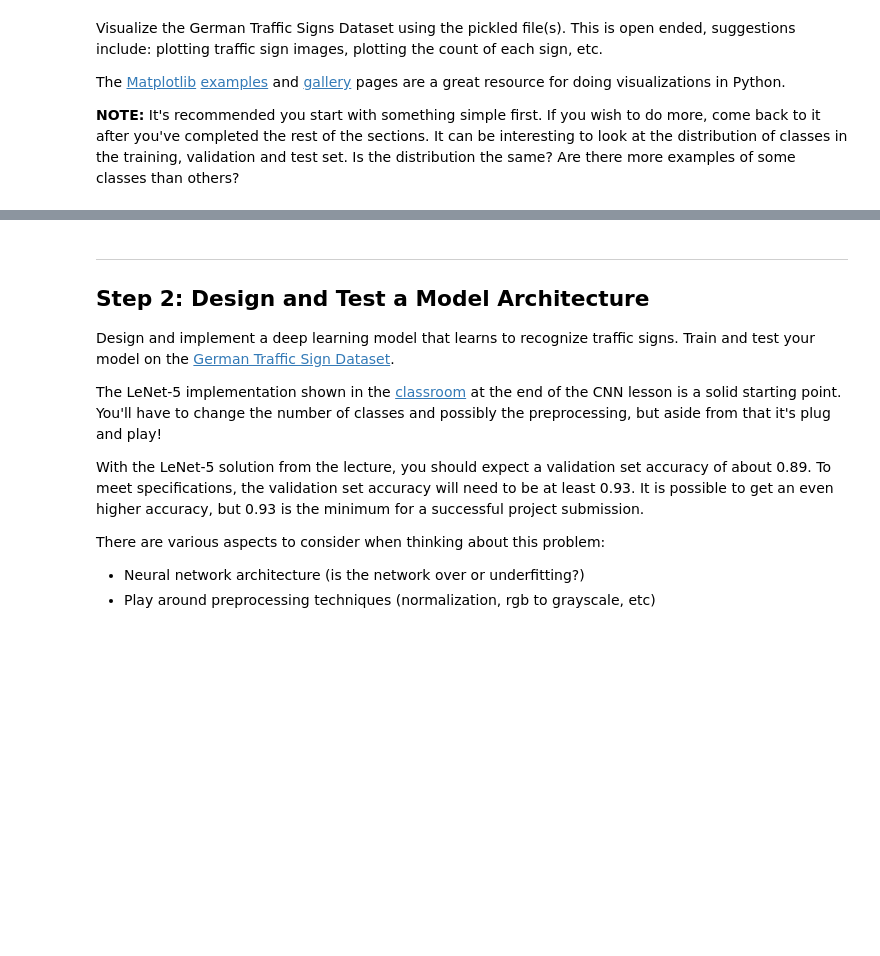
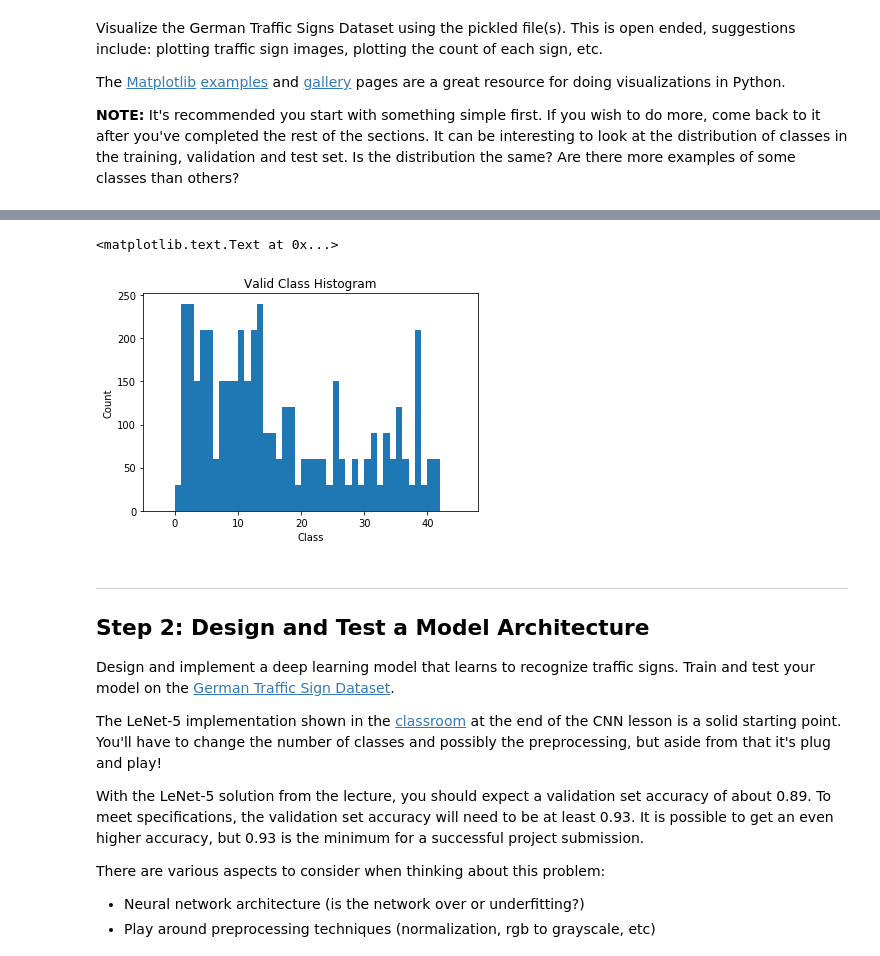
Before and after one commit to avernethy/CarND-Traffic-Sign-Classifier-Project, a Jupyter notebook: Traffic_Sign_Classifier.ipynb, the cells around one changed output, grey strips where cells are left out. Drawn from its saved outputs; the diff is of its cells as text; code cells hidden in the pictures; blank space fills up the shorter version.

```diff
--- a/Traffic_Sign_Classifier.ipynb
+++ b/Traffic_Sign_Classifier.ipynb
@@ -127,3 +139,15 @@ ax3.imshow(X_train[np.random.randint(0,n_train)])
+# %%
+#make a histogram of each class of sign
+
+bins = np.arange(0,43,1)
+plt.xlim([-5, 48])
+plt.hist(y_valid, bins = bins)
+plt.title("Valid Class Histogram")
+plt.xlabel("Class")
+plt.ylabel("Count")
+# %% [output]
+<matplotlib.text.Text at 0x...>
+[figure, added]
 # %% [markdown]
 ----
 
```
Also changed, not shown: parts of 6 cells of this notebook, 5 other files.
